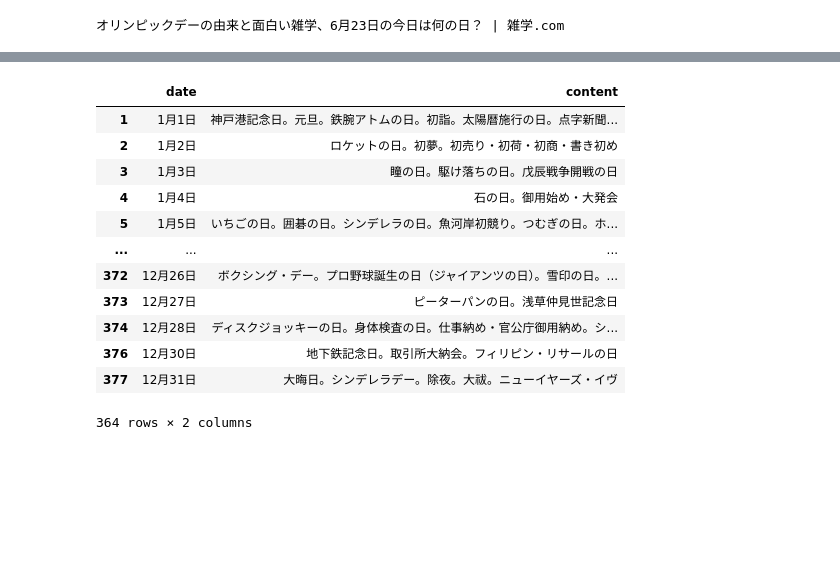
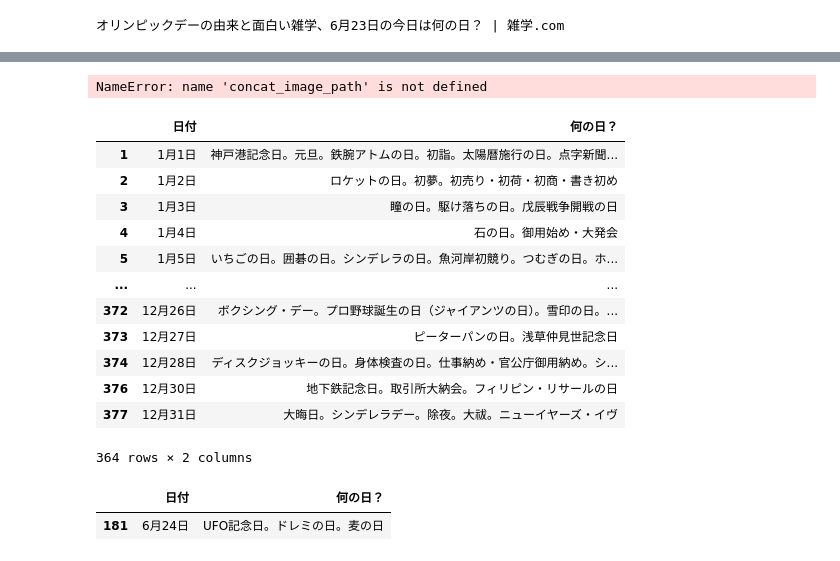
Before and after one commit to dataanalytics2020/create_tomorrow_birthday_image_post_twitter, a Jupyter notebook: src/dev.ipynb, the cells around one changed output, grey strips where cells are left out. Cells and saved outputs as stored; diff of their text form; code cells hidden in the pictures; blank space fills up the shorter version.

```diff
--- a/src/dev.ipynb
+++ b/src/dev.ipynb
@@ -233,13 +396,20 @@ print(soup.title.text)
+# %%
+concat_image_path
+# %% [output]
+NameError: name 'concat_image_path' is not defined
 # %%
 url = 'https://netwadai.com/blog/post-2363'
 universary_df  = pd.read_html(url)[0]
-universary_df = universary_df.rename(columns={0:'date',1:'content'})
-universary_df = universary_df[~universary_df['date'].str.contains('記念日一覧')]
-universary_df = universary_df[~universary_df['date'].str.contains('2月29日')]
+universary_df = universary_df.rename(columns={0:'日付',1:'何の日？'})
+universary_df = universary_df[~universary_df['日付'].str.contains('記念日一覧')]
+universary_df = universary_df[~universary_df['日付'].str.contains('2月29日')]
 #pd.DataFrame(columns=['month', 'day', 'name','affiliation'])
-universary_df
+display(universary_df)
+tomorrow_str:str = tomorrow.strftime("%m月").lstrip('0') + tomorrow.strftime("%d日").lstrip('0')
+extract_universary_df = universary_df[universary_df['日付'].str.contains(tomorrow_str)]
+extract_universary_df
 # %% [output]
-|  | date | content |
+|  | 日付 | 何の日？ |
 | 1 | 1月1日 | 神戸港記念日。元旦。鉄腕アトムの日。初詣。太陽暦施行の日。点字新聞... |
 | 2 | 1月2日 | ロケットの日。初夢。初売り・初荷・初商・書き初め |
 | 3 | 1月3日 | 瞳の日。駆け落ちの日。戊辰戦争開戦の日 |
@@ -252,3 +422,5 @@ universary_df
 | 376 | 12月30日 | 地下鉄記念日。取引所大納会。フィリピン・リサールの日 |
 | 377 | 12月31日 | 大晦日。シンデレラデー。除夜。大祓。ニューイヤーズ・イヴ |
 364 rows × 2 columns
+|  | 日付 | 何の日？ |
+| 181 | 6月24日 | UFO記念日。ドレミの日。麦の日 |
```
Also changed, not shown: parts of 16 cells of this notebook, 7 other files.
